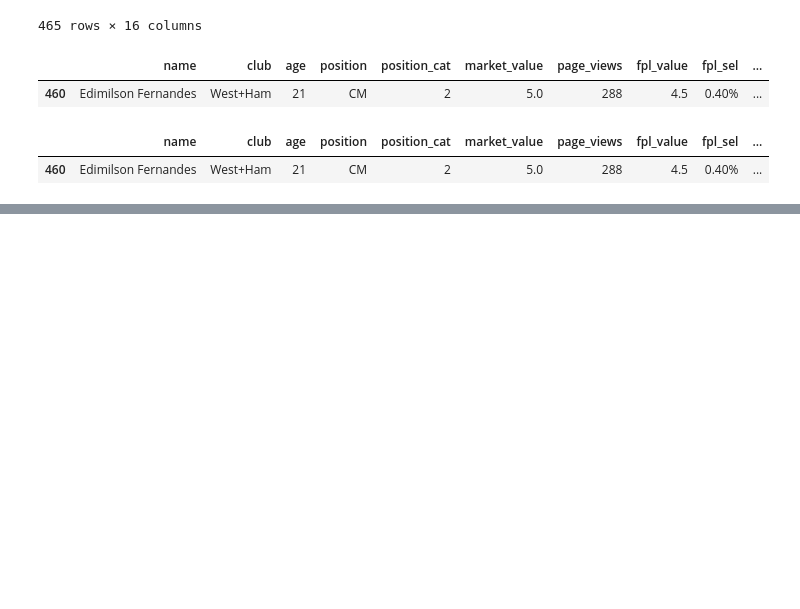
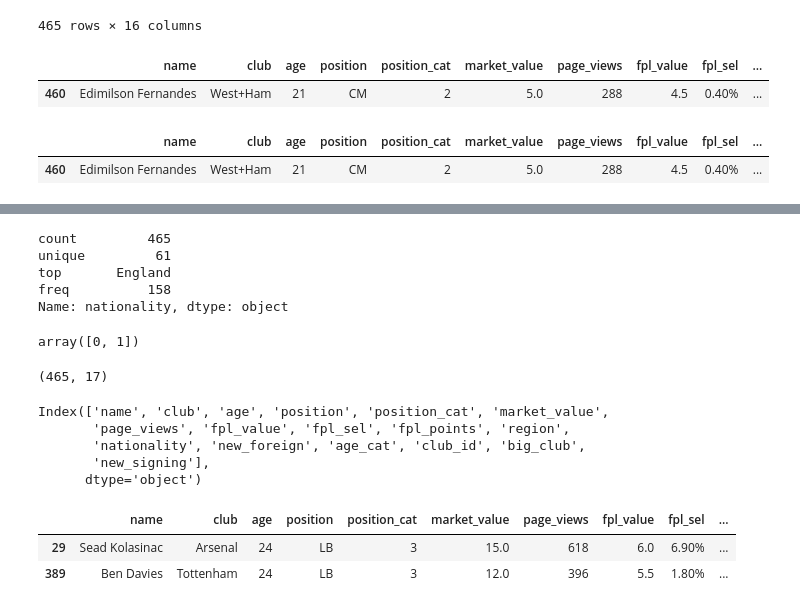
Before and after one commit to junio-firmino/Aprendizado_python, a Jupyter notebook: soccer.ipynb, the cells around one changed output, grey strips where cells are left out. Saved outputs shown, nothing was run; the diff lists cells and outputs as text; code cells hidden in the pictures; blank space fills up the shorter version.

```diff
--- a/soccer.ipynb
+++ b/soccer.ipynb
@@ -118,0 +160,32 @@ players[players.name == 'Edimilson Fernandes']
+# %%
+players.nationality.describe()
+# %% [output]
+count         465
+unique         61
+top       England
+freq          158
+Name: nationality, dtype: object
+# %%
+players.new_signing.unique()
+# %% [output]
+array([0, 1])
+# %%
+players.shape
+# %% [output]
+(465, 17)
+# %%
+players.columns
+# %% [output]
+Index(['name', 'club', 'age', 'position', 'position_cat', 'market_value',
+       'page_views', 'fpl_value', 'fpl_sel', 'fpl_points', 'region',
+       'nationality', 'new_foreign', 'age_cat', 'club_id', 'big_club',
+       'new_signing'],
+      dtype='object')
+# %%
+players[(players.position =='LB') &
+        (players.age<=25)&
+        (players.club.isin(['Tottenham','Arsenal']))]
+# %% [output]
+|  | name | club | age | position | position_cat | market_value | page_views | fpl_value | fpl_sel | ... |
+| 29 | Sead Kolasinac | Arsenal | 24 | LB | 3 | 15.0 | 618 | 6.0 | 6.90% | ... |
+| 389 | Ben Davies | Tottenham | 24 | LB | 3 | 12.0 | 396 | 5.5 | 1.80% | ... |
```
Also changed, not shown: parts of 3 cells of this notebook.
